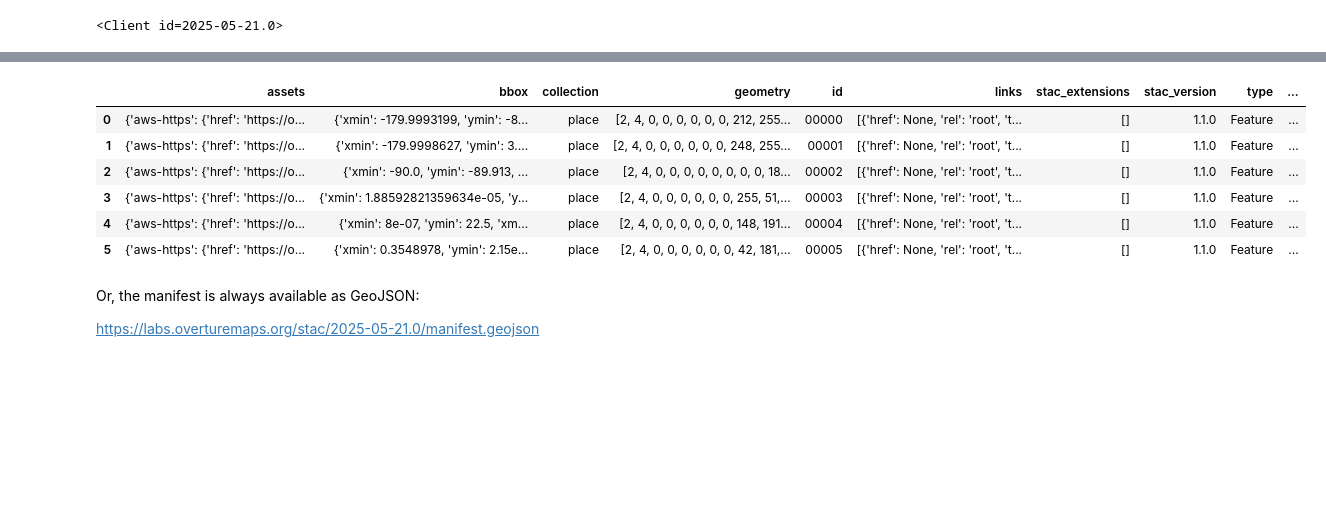
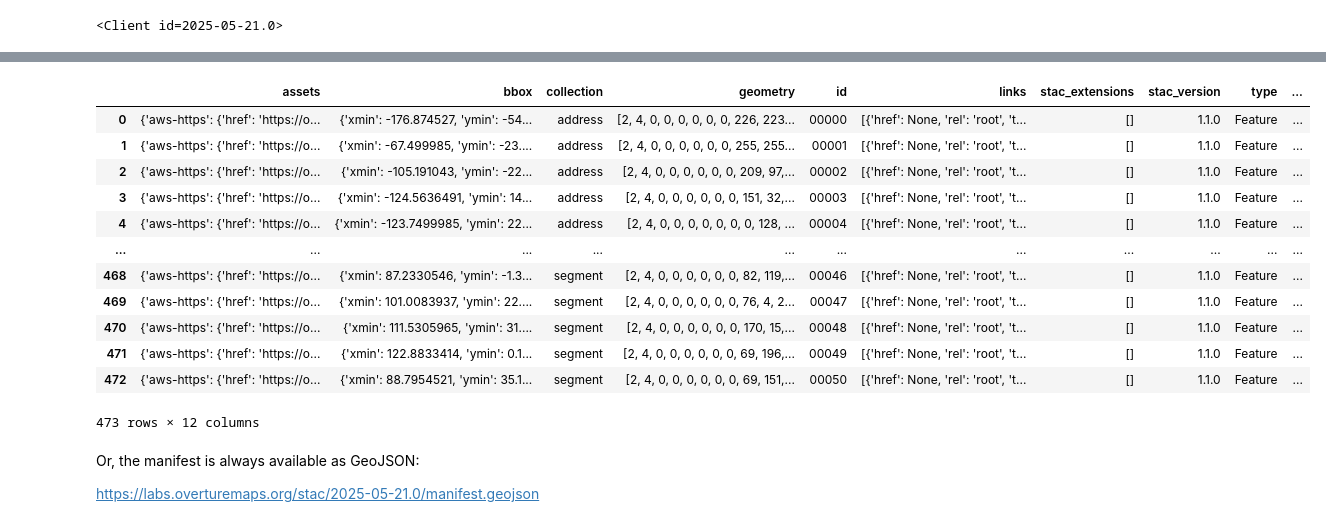
Before and after one commit to OvertureMaps/stac, a Jupyter notebook: STAC Example.ipynb, the cells around one changed output, grey strips where cells are left out. Drawn from its saved outputs; the diff is of its cells as text; code cells hidden in the pictures; blank space fills up the shorter version.

```diff
--- a/STAC Example.ipynb
+++ b/STAC Example.ipynb
@@ -61,20 +74,26 @@ import duckdb
 # %%
 duckdb.sql("LOAD SPATIAL;")
 duckdb.sql("""
     LOAD SPATIAL;
     SELECT
         *
     FROM
-        read_parquet('https://labs.overturemaps.org/stac/2025-05-21.0/places/place.parquet');
+        read_parquet('https://labs.overturemaps.org/stac/2025-05-21.0/collections.parquet');
 """).df()
 # %% [output]
 |  | assets | bbox | collection | geometry | id | links | stac_extensions | stac_version | type | ... |
-| 0 | {'aws-https': {'href': 'https://o... | {'xmin': -179.9993199, 'ymin': -8... | place | [2, 4, 0, 0, 0, 0, 0, 0, 212, 255... | 00000 | [{'href': None, 'rel': 'root', 't... | [] | 1.1.0 | Feature | ... |
-| 1 | {'aws-https': {'href': 'https://o... | {'xmin': -179.9998627, 'ymin': 3.... | place | [2, 4, 0, 0, 0, 0, 0, 0, 248, 255... | 00001 | [{'href': None, 'rel': 'root', 't... | [] | 1.1.0 | Feature | ... |
-| 2 | {'aws-https': {'href': 'https://o... | {'xmin': -90.0, 'ymin': -89.913, ... | place | [2, 4, 0, 0, 0, 0, 0, 0, 0, 0, 18... | 00002 | [{'href': None, 'rel': 'root', 't... | [] | 1.1.0 | Feature | ... |
-| 3 | {'aws-https': {'href': 'https://o... | {'xmin': 1.88592821359634e-05, 'y... | place | [2, 4, 0, 0, 0, 0, 0, 0, 255, 51,... | 00003 | [{'href': None, 'rel': 'root', 't... | [] | 1.1.0 | Feature | ... |
-| 4 | {'aws-https': {'href': 'https://o... | {'xmin': 8e-07, 'ymin': 22.5, 'xm... | place | [2, 4, 0, 0, 0, 0, 0, 0, 148, 191... | 00004 | [{'href': None, 'rel': 'root', 't... | [] | 1.1.0 | Feature | ... |
-| 5 | {'aws-https': {'href': 'https://o... | {'xmin': 0.3548978, 'ymin': 2.15e... | place | [2, 4, 0, 0, 0, 0, 0, 0, 42, 181,... | 00005 | [{'href': None, 'rel': 'root', 't... | [] | 1.1.0 | Feature | ... |
+| 0 | {'aws-https': {'href': 'https://o... | {'xmin': -176.874527, 'ymin': -54... | address | [2, 4, 0, 0, 0, 0, 0, 0, 226, 223... | 00000 | [{'href': None, 'rel': 'root', 't... | [] | 1.1.0 | Feature | ... |
+| 1 | {'aws-https': {'href': 'https://o... | {'xmin': -67.499985, 'ymin': -23.... | address | [2, 4, 0, 0, 0, 0, 0, 0, 255, 255... | 00001 | [{'href': None, 'rel': 'root', 't... | [] | 1.1.0 | Feature | ... |
+| 2 | {'aws-https': {'href': 'https://o... | {'xmin': -105.191043, 'ymin': -22... | address | [2, 4, 0, 0, 0, 0, 0, 0, 209, 97,... | 00002 | [{'href': None, 'rel': 'root', 't... | [] | 1.1.0 | Feature | ... |
+| 3 | {'aws-https': {'href': 'https://o... | {'xmin': -124.5636491, 'ymin': 14... | address | [2, 4, 0, 0, 0, 0, 0, 0, 151, 32,... | 00003 | [{'href': None, 'rel': 'root', 't... | [] | 1.1.0 | Feature | ... |
+| 4 | {'aws-https': {'href': 'https://o... | {'xmin': -123.7499985, 'ymin': 22... | address | [2, 4, 0, 0, 0, 0, 0, 0, 0, 128, ... | 00004 | [{'href': None, 'rel': 'root', 't... | [] | 1.1.0 | Feature | ... |
+| ... | ... | ... | ... | ... | ... | ... | ... | ... | ... | ... |
+| 468 | {'aws-https': {'href': 'https://o... | {'xmin': 87.2330546, 'ymin': -1.3... | segment | [2, 4, 0, 0, 0, 0, 0, 0, 82, 119,... | 00046 | [{'href': None, 'rel': 'root', 't... | [] | 1.1.0 | Feature | ... |
+| 469 | {'aws-https': {'href': 'https://o... | {'xmin': 101.0083937, 'ymin': 22.... | segment | [2, 4, 0, 0, 0, 0, 0, 0, 76, 4, 2... | 00047 | [{'href': None, 'rel': 'root', 't... | [] | 1.1.0 | Feature | ... |
+| 470 | {'aws-https': {'href': 'https://o... | {'xmin': 111.5305965, 'ymin': 31.... | segment | [2, 4, 0, 0, 0, 0, 0, 0, 170, 15,... | 00048 | [{'href': None, 'rel': 'root', 't... | [] | 1.1.0 | Feature | ... |
+| 471 | {'aws-https': {'href': 'https://o... | {'xmin': 122.8833414, 'ymin': 0.1... | segment | [2, 4, 0, 0, 0, 0, 0, 0, 69, 196,... | 00049 | [{'href': None, 'rel': 'root', 't... | [] | 1.1.0 | Feature | ... |
+| 472 | {'aws-https': {'href': 'https://o... | {'xmin': 88.7954521, 'ymin': 35.1... | segment | [2, 4, 0, 0, 0, 0, 0, 0, 69, 151,... | 00050 | [{'href': None, 'rel': 'root', 't... | [] | 1.1.0 | Feature | ... |
+473 rows × 12 columns
 # %% [markdown]
 Or, the manifest is always available as GeoJSON:
 
```
Also changed, not shown: parts of 4 cells of this notebook.
